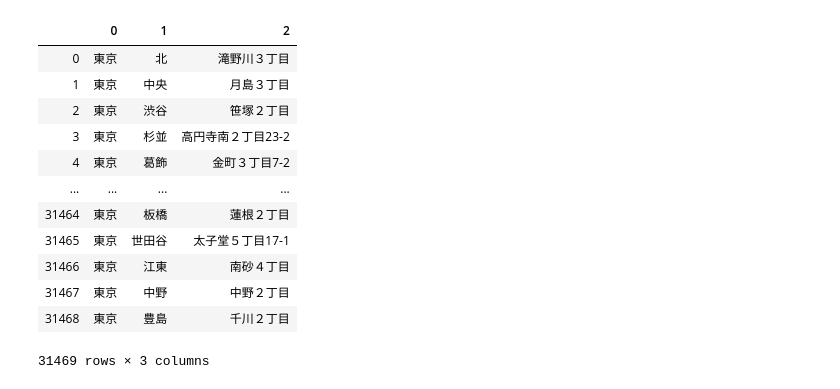
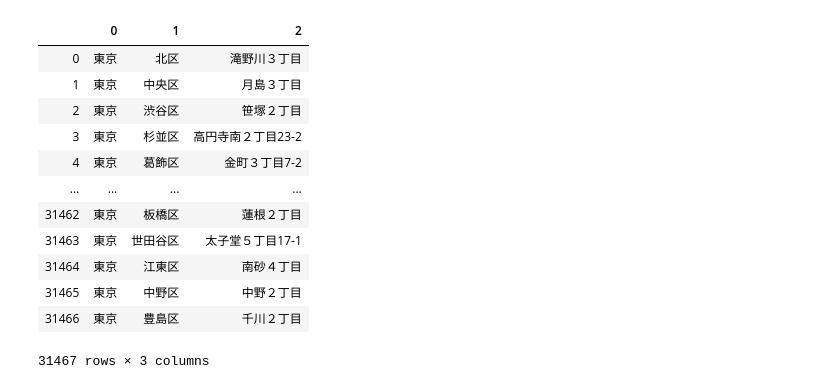
Before and after one commit to yaneura-no-gomi/mynavi_2019, a Jupyter notebook: notebook/Untitled.ipynb, the cells around one changed output. Cells and saved outputs as stored; diff of their text form; code cells hidden in the pictures.

```diff
--- a/notebook/Untitled.ipynb
+++ b/notebook/Untitled.ipynb
@@ -21,19 +35,19 @@ Name: location, Length: 31469, dtype: object
 # %%
-train['location'].str.extract('(.+)都(.*)区(.*)',expand=True)
+train['location'].str.extract('(.+)都(.*区)(.*)',expand=True)
 # %% [output]
 |  | 0 | 1 | 2 |
-| 0 | 東京 | 北 | 滝野川３丁目 |
-| 1 | 東京 | 中央 | 月島３丁目 |
-| 2 | 東京 | 渋谷 | 笹塚２丁目 |
-| 3 | 東京 | 杉並 | 高円寺南２丁目23-2 |
-| 4 | 東京 | 葛飾 | 金町３丁目7-2 |
+| 0 | 東京 | 北区 | 滝野川３丁目 |
+| 1 | 東京 | 中央区 | 月島３丁目 |
+| 2 | 東京 | 渋谷区 | 笹塚２丁目 |
+| 3 | 東京 | 杉並区 | 高円寺南２丁目23-2 |
+| 4 | 東京 | 葛飾区 | 金町３丁目7-2 |
 | ... | ... | ... | ... |
-| 31464 | 東京 | 板橋 | 蓮根２丁目 |
-| 31465 | 東京 | 世田谷 | 太子堂５丁目17-1 |
-| 31466 | 東京 | 江東 | 南砂４丁目 |
-| 31467 | 東京 | 中野 | 中野２丁目 |
-| 31468 | 東京 | 豊島 | 千川２丁目 |
+| 31462 | 東京 | 板橋区 | 蓮根２丁目 |
+| 31463 | 東京 | 世田谷区 | 太子堂５丁目17-1 |
+| 31464 | 東京 | 江東区 | 南砂４丁目 |
+| 31465 | 東京 | 中野区 | 中野２丁目 |
+| 31466 | 東京 | 豊島区 | 千川２丁目 |
-31469 rows × 3 columns
+31467 rows × 3 columns
 # %%
 layout = pd.concat([train['layout'],test['layout']])
 # %%
```
Also changed, not shown: parts of 23 cells of this notebook, 21 other files.
